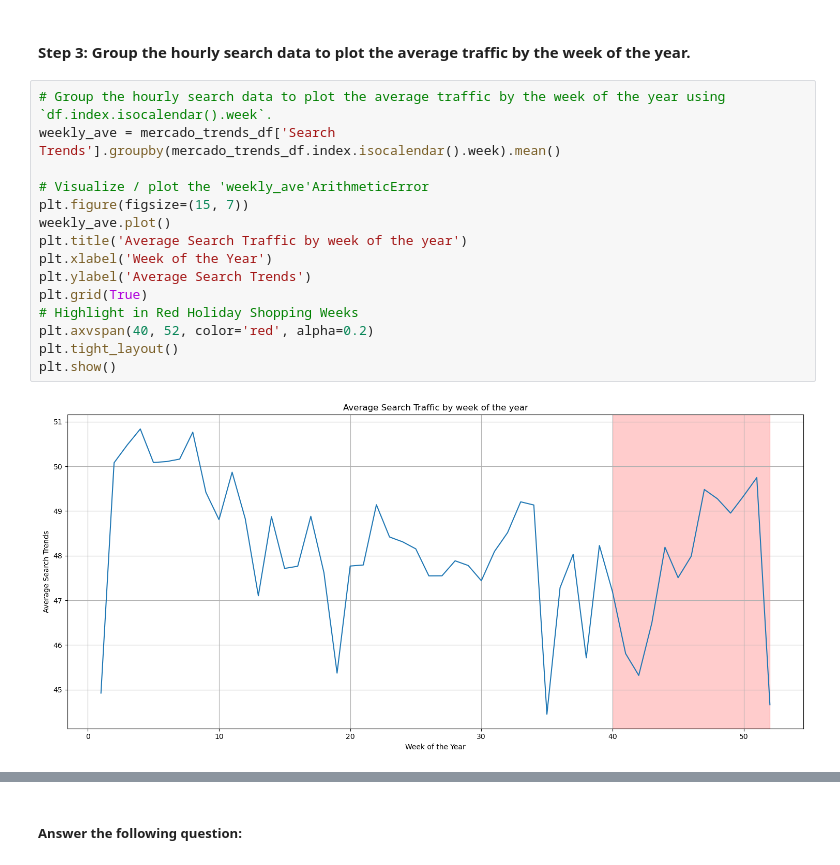
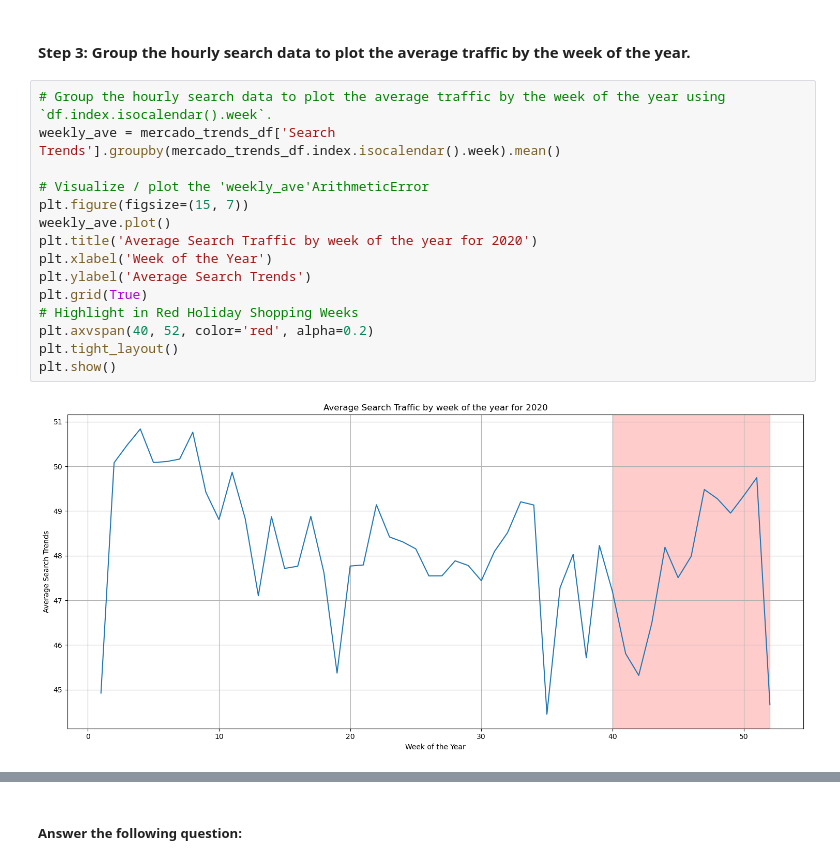
Before and after one commit to Raymond-St/prophet-challenge, a Jupyter notebook: forecasting_net_prophet.ipynb, the cells around one changed output, grey strips where cells are left out. Saved outputs shown, nothing was run; the diff lists cells and outputs as text.

```diff
--- a/forecasting_net_prophet.ipynb
+++ b/forecasting_net_prophet.ipynb
@@ -249,17 +248,17 @@ Name: Search Trends, dtype: float64
 # %%
 # Group the hourly search data to plot the average traffic by the week of the year using `df.index.isocalendar().week`.
 weekly_ave = mercado_trends_df['Search Trends'].groupby(mercado_trends_df.index.isocalendar().week).mean()
 
 # Visualize / plot the 'weekly_ave'ArithmeticError
 plt.figure(figsize=(15, 7))
 weekly_ave.plot()
-plt.title('Average Search Traffic by week of the year')
+plt.title('Average Search Traffic by week of the year for 2020')
 plt.xlabel('Week of the Year')
 plt.ylabel('Average Search Trends')
 plt.grid(True)
 # Highlight in Red Holiday Shopping Weeks
 plt.axvspan(40, 52, color='red', alpha=0.2)
 plt.tight_layout()
 plt.show()
 # %% [output]
-[figure, old version]
+[figure, new version]
```
Also changed, not shown: parts of 25 cells of this notebook.
